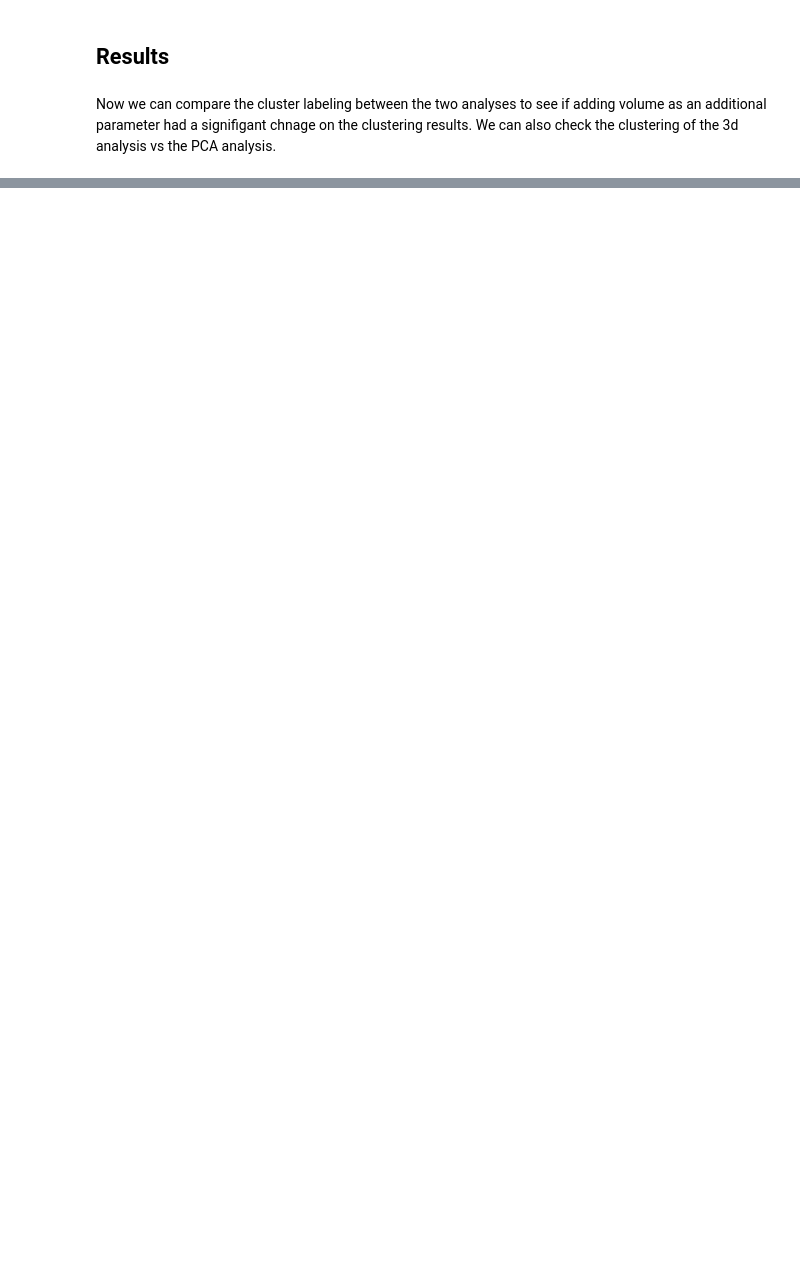
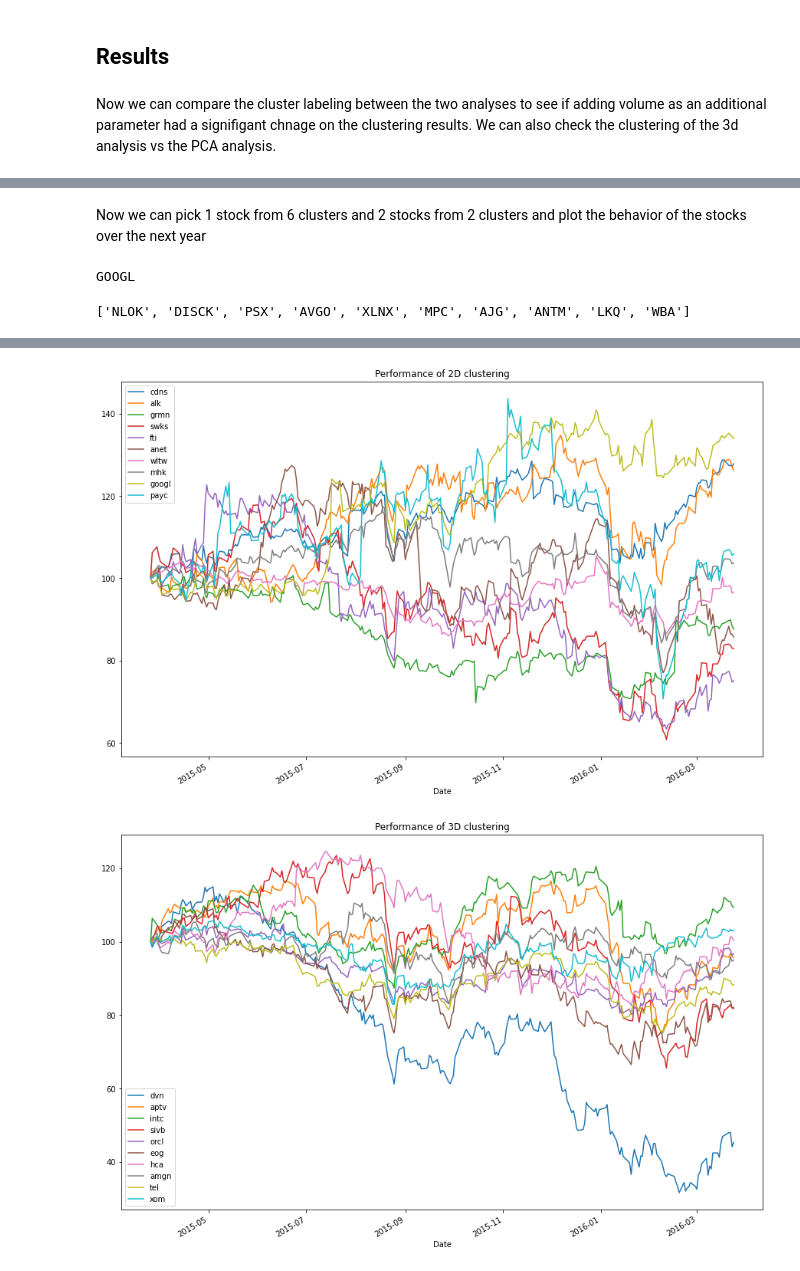
Before and after one commit to CAP4770-group9-project/final-project, a Jupyter notebook: k-means-clustering.ipynb, the cells around one changed output, grey strips where cells are left out. Cells and saved outputs as stored; diff of their text form; code cells hidden in the pictures; blank space fills up the shorter version.

Commit message:
plotting of randomly generated clustered portfolios

```diff
--- a/k-means-clustering.ipynb
+++ b/k-means-clustering.ipynb
@@ -1118,0 +1124,52 @@ Same results for 2D and PCA:
+# %% [markdown]
+Now we can pick 1 stock from 6 clusters and 2 stocks from 2 clusters and plot the behavior of the stocks over the next year
+# %%
+import random
+tickers = labeled_stocks_2d[labeled_stocks_2d['Cluster'] == 1]
+index = tickers.sample().index[0]
+print(index)
+# %% [output]
+GOOGL
+# %%
+import random
+#generate list of tickers from cluster numbers given dataframe
+
+def get_clustered_tickers(df):
+  tickers = []
+
+  #first generate 8 ticker numbers from clusters
+  for i in range(0,8):
+    cluster_tickers = df[df["Cluster"] == i]
+    ticker = cluster_tickers.sample().index[0]
+    tickers.append(ticker)
+
+  #now generate 2 more
+  for i in range(0,2):
+    cluster_number = random.randint(0,7)
+    cluster_tickers = df[df["Cluster"] == cluster_number]
+    ticker = cluster_tickers.sample().index[0]
+    tickers.append(ticker)
+
+  return tickers
+
+print(get_clustered_tickers(labeled_stocks_2d))
+# %% [output]
+['NLOK', 'DISCK', 'PSX', 'AVGO', 'XLNX', 'MPC', 'AJG', 'ANTM', 'LKQ', 'WBA']
+# %%
+#plot performance of the 3 portfolios over the next year
+!pip install ffn
+import ffn
+
+clustered_tickers_2d = get_clustered_tickers(labeled_stocks_2d)
+clustered_tickers_3d = get_clustered_tickers(labeled_stocks_3d)
+clustered_tickers_pca = get_clustered_tickers(labeled_stocks_pca)
+
+prices = ffn.get(clustered_tickers_2d, start='2015-03-26', end='2016-03-26')
+ax1 = prices.rebase().plot(title="Performance of 2D clustering", figsize=(15, 10))
+
+prices = ffn.get(clustered_tickers_3d, start='2015-03-26', end='2016-03-26')
+ax1 = prices.rebase().plot(title="Performance of 3D clustering", figsize=(15, 10))
+
+prices = ffn.get(clustered_tickers_pca, start='2015-03-26', end='2016-03-26')
+ax1 = prices.rebase().plot(title="Performance of PCA clustering", figsize=(15, 10))
+# %% [output]
@@ -1118,0 +1193,2 @@ Same results for 2D and PCA:
+[figure, added]
+[figure, added]
```
Also changed, not shown: parts of 19 cells of this notebook.
